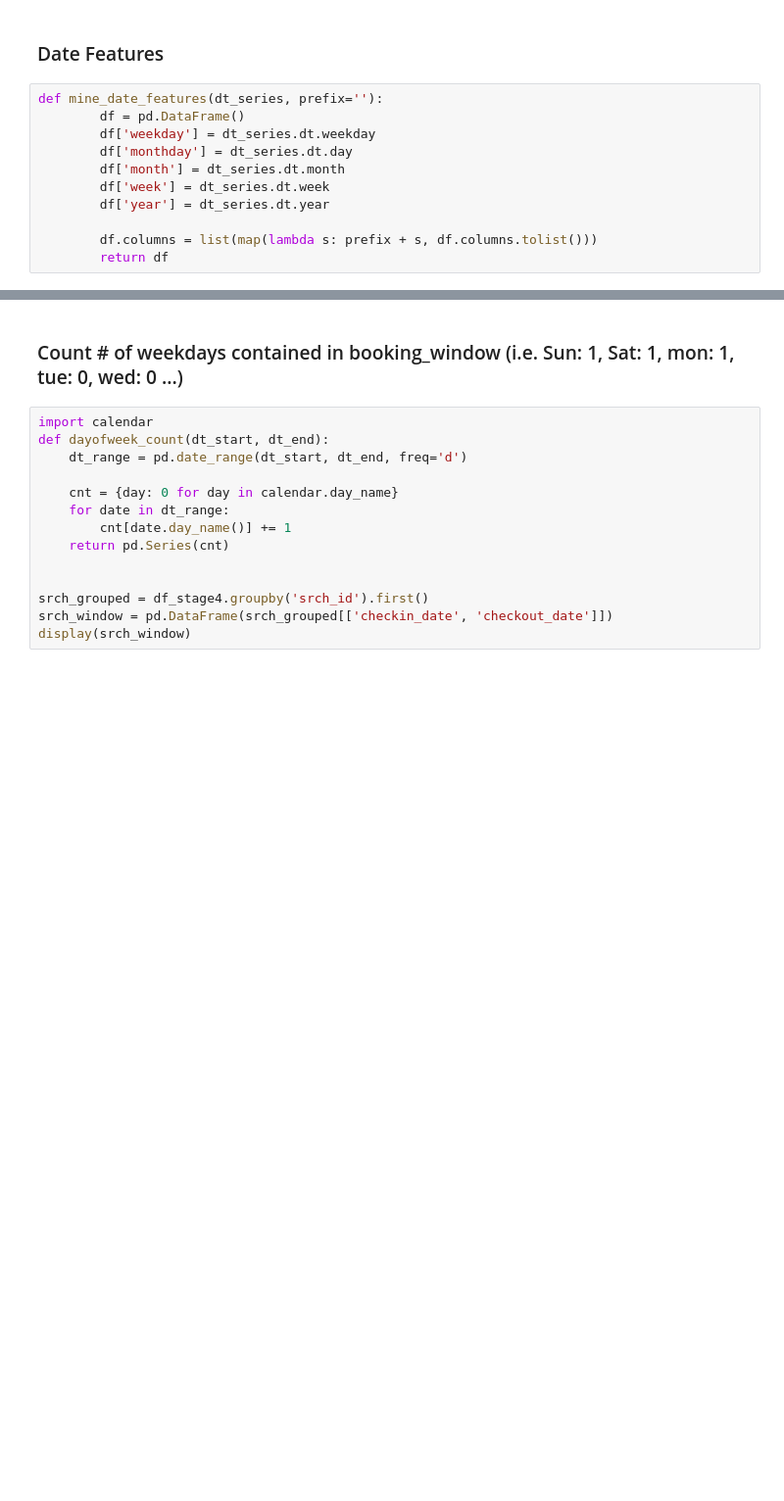
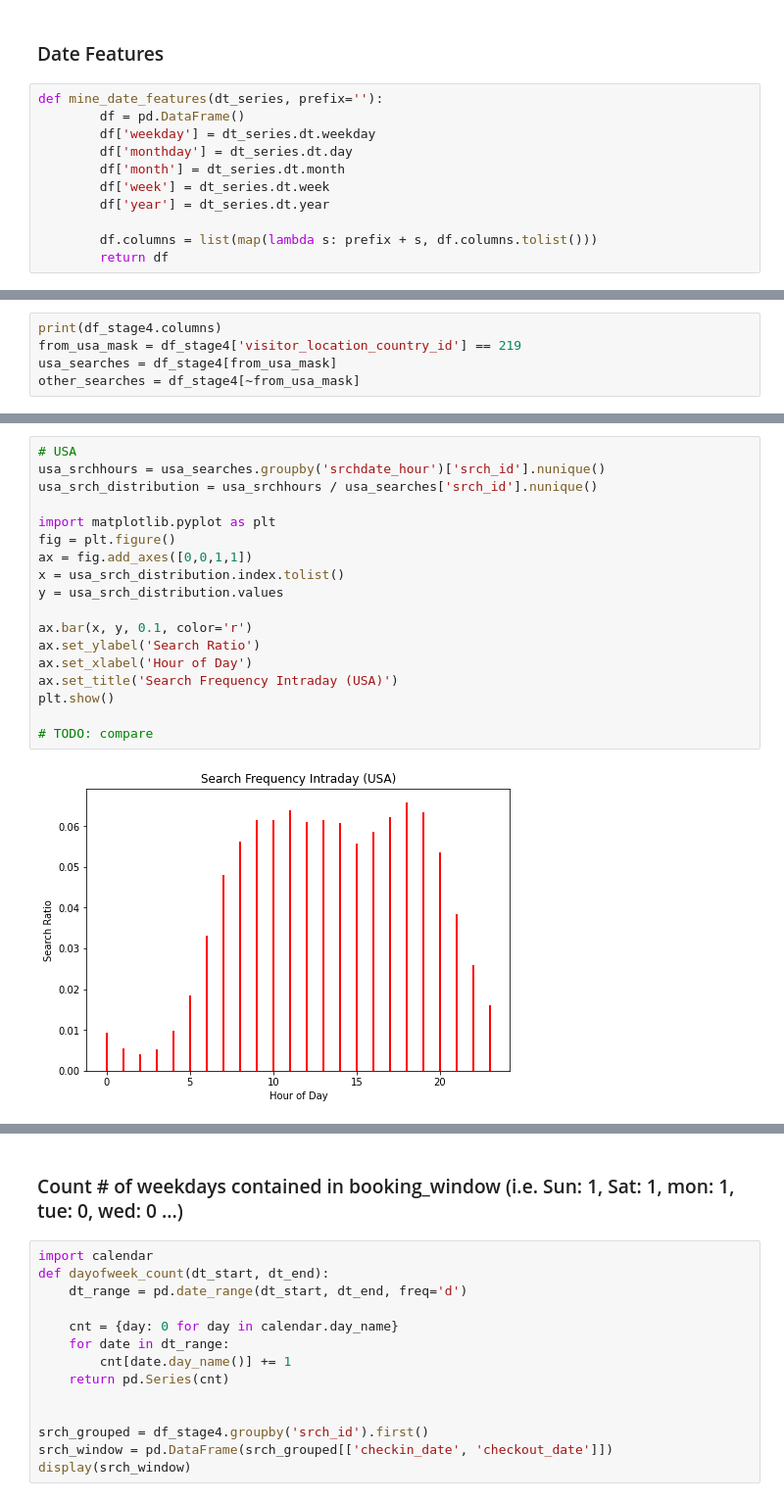
Before and after one commit to tituspellegrom/DataMiningTechniques, a Jupyter notebook: Assignment2/exploration_backup.ipynb, the cells around one changed output, grey strips where cells are left out. Shown at 98% size. Cells and saved outputs as stored; diff of their text form; blank space fills up the shorter version.

```diff
--- a/Assignment2/exploration_backup.ipynb
+++ b/Assignment2/exploration_backup.ipynb
@@ -298,0 +676,5 @@ display(df_checkout_features)
+# %%
+print(df_stage4.columns)
+from_usa_mask = df_stage4['visitor_location_country_id'] == 219
+usa_searches = df_stage4[from_usa_mask]
+other_searches = df_stage4[~from_usa_mask]
@@ -298,0 +695,20 @@ display(df_checkout_features)
+# %%
+# USA
+usa_srchhours = usa_searches.groupby('srchdate_hour')['srch_id'].nunique()
+usa_srch_distribution = usa_srchhours / usa_searches['srch_id'].nunique()
+
+import matplotlib.pyplot as plt
+fig = plt.figure()
+ax = fig.add_axes([0,0,1,1])
+x = usa_srch_distribution.index.tolist()
+y = usa_srch_distribution.values
+
+ax.bar(x, y, 0.1, color='r')
+ax.set_ylabel('Search Ratio')
+ax.set_xlabel('Hour of Day')
+ax.set_title('Search Frequency Intraday (USA)')
+plt.show()
+
+# TODO: compare
+# %% [output]
+[figure, added]
```
Also changed, not shown: parts of 54 cells of this notebook.
